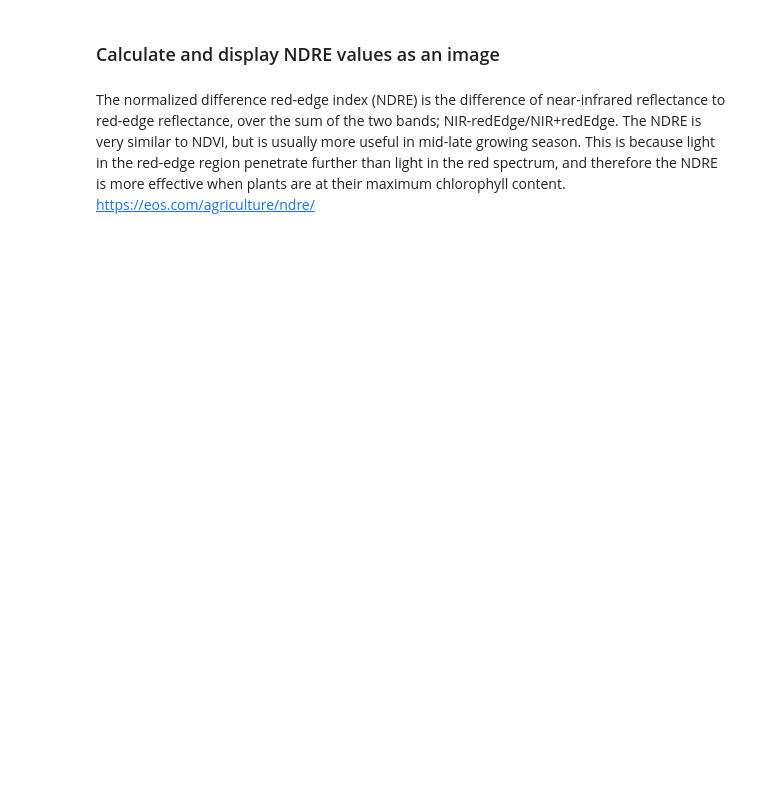
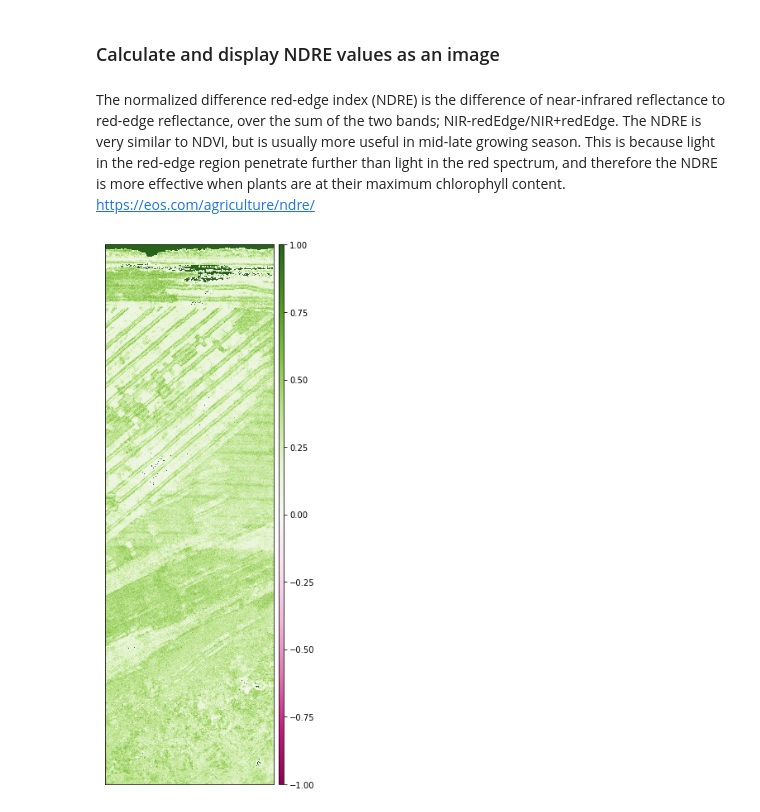
Before and after one commit to greglee1905/Phragmites_australis_Classification, a Jupyter notebook: exploratory_analysis.ipynb, the cells around one changed output. Drawn from its saved outputs; the diff is of its cells as text; code cells hidden in the pictures; blank space fills up the shorter version.

```diff
--- a/exploratory_analysis.ipynb
+++ b/exploratory_analysis.ipynb
@@ -82,8 +96,10 @@ The normalized difference red-edge index (NDRE) is the difference of near-infrar
 # %%
 saltlake_ndre = es.normalized_diff(saltlake_csf[4], saltlake_csf[3])
 # %%
-ep.plot_bands(saltlake_ndvi, cmap='PiYG',
+ep.plot_bands(saltlake_ndre, cmap='PiYG',
               scale=False,
               vmin=-1, vmax=1)
 plt.show()
+# %% [output]
+[figure, added]
 # %%
```
Also changed, not shown: parts of 11 cells of this notebook.
